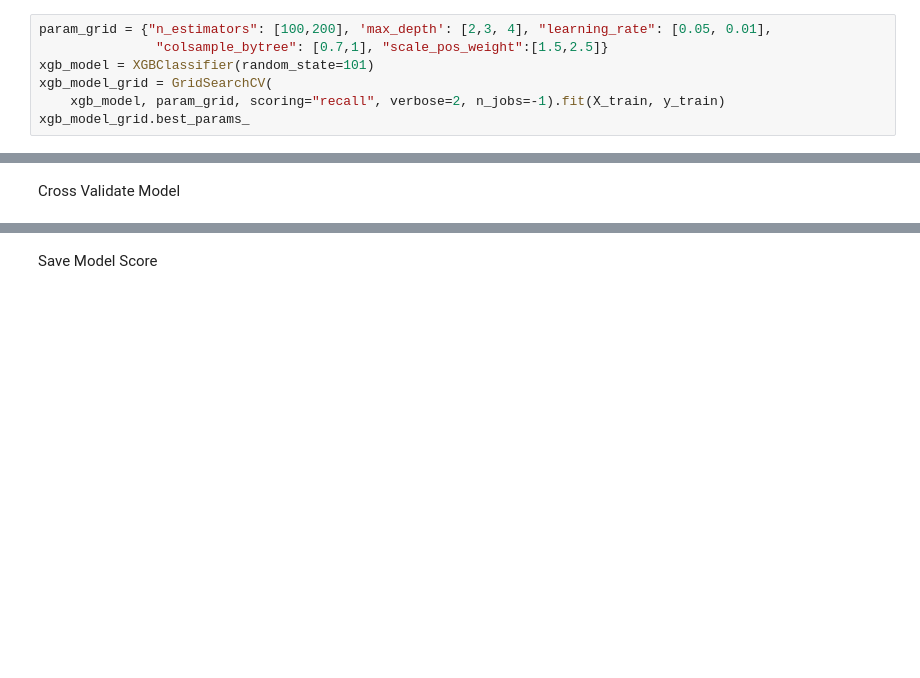
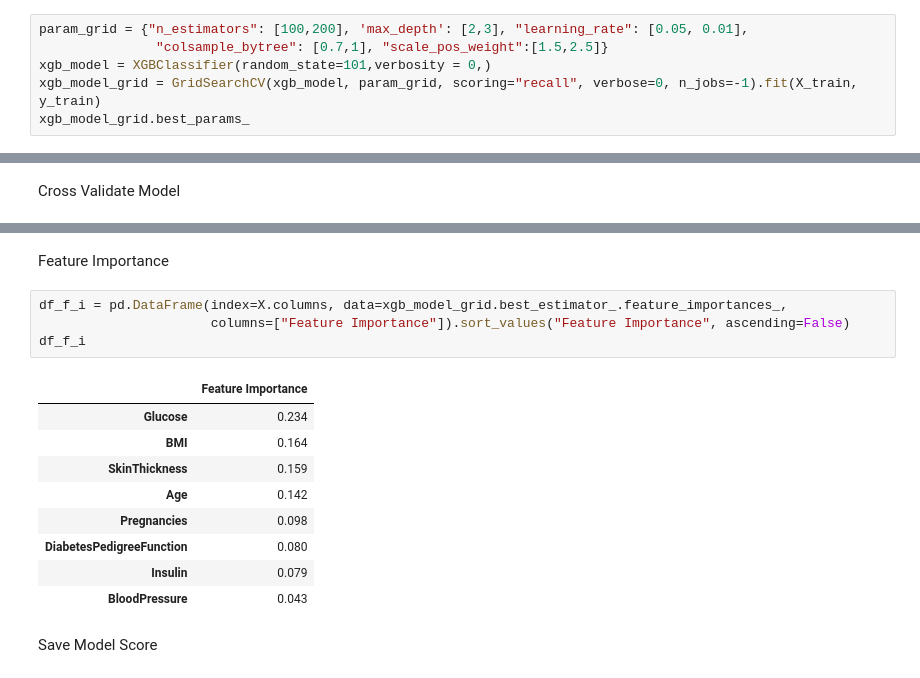
Before and after one commit to hsaglamlar/Machine_Learning_Projects, a Jupyter notebook: Machine_Learning_Classification_Tutorial_Notebook/classification.ipynb, the cells around one changed output, grey strips where cells are left out. Drawn from its saved outputs; the diff is of its cells as text; blank space fills up the shorter version.

```diff
--- a/Machine_Learning_Classification_Tutorial_Notebook/classification.ipynb
+++ b/Machine_Learning_Classification_Tutorial_Notebook/classification.ipynb
@@ -970,10 +945,9 @@ from xgboost import XGBClassifier
 # %% [markdown]
 Grid Search
 # %%
-param_grid = {"n_estimators": [100,200], 'max_depth': [2,3, 4], "learning_rate": [0.05, 0.01],
+param_grid = {"n_estimators": [100,200], 'max_depth': [2,3], "learning_rate": [0.05, 0.01],
                "colsample_bytree": [0.7,1], "scale_pos_weight":[1.5,2.5]}
-xgb_model = XGBClassifier(random_state=101)
-xgb_model_grid = GridSearchCV(
-    xgb_model, param_grid, scoring="recall", verbose=2, n_jobs=-1).fit(X_train, y_train)
+xgb_model = XGBClassifier(random_state=101,verbosity = 0,)
+xgb_model_grid = GridSearchCV(xgb_model, param_grid, scoring="recall", verbose=0, n_jobs=-1).fit(X_train, y_train)
 xgb_model_grid.best_params_
 # %% [output]
@@ -1033,3 +995,19 @@ dtype: float64
+# %% [markdown]
+Feature Importance
+# %%
+df_f_i = pd.DataFrame(index=X.columns, data=xgb_model_grid.best_estimator_.feature_importances_,
+                      columns=["Feature Importance"]).sort_values("Feature Importance", ascending=False)
+df_f_i
+# %% [output]
+|  | Feature Importance |
+| Glucose | 0.234 |
+| BMI | 0.164 |
+| SkinThickness | 0.159 |
+| Age | 0.142 |
+| Pregnancies | 0.098 |
+| DiabetesPedigreeFunction | 0.080 |
+| Insulin | 0.079 |
+| BloodPressure | 0.043 |
 # %% [markdown]
 Save Model Score
 # %%
```
Also changed, not shown: parts of 23 cells of this notebook, 1 other file.
